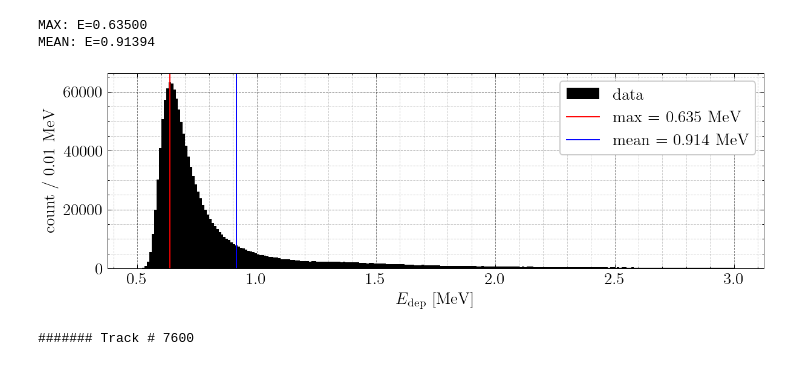
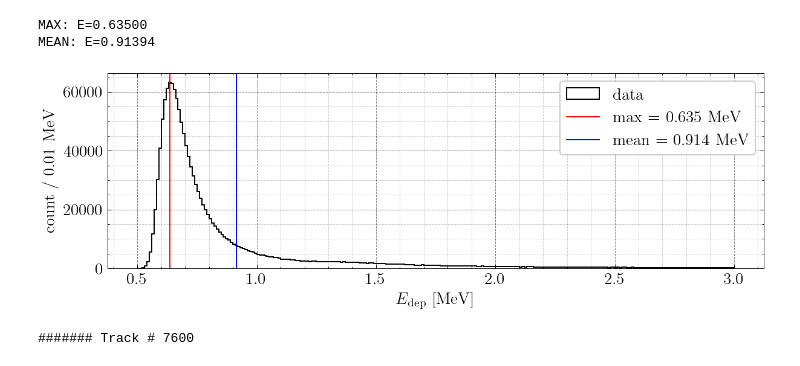
Before and after one commit to kauniska/ecal_reco, a Jupyter notebook: geant4/analysis/MIP.ipynb, the cells around one changed output. Cells and saved outputs as stored; diff of their text form; code cells hidden in the pictures.

```diff
--- a/geant4/analysis/MIP.ipynb
+++ b/geant4/analysis/MIP.ipynb
@@ -55,24 +55,25 @@ for index, row in tqdm(df.iterrows(), total = df.shape[0]):
 # %%
 edeps_MeV = np.array(edeps)
 plt.figure(figsize=(10,3))
-h, xs, _ = plt.hist(edeps_MeV, bins=250, range=[0.5, 3], label='data')
+h, xs, _ = plt.hist(edeps_MeV, bins=250, range=[0.5, 3], label='data', histtype='step')
 max_arg = np.argmax(h)
 xs = np.array(xs) + (xs[1] - xs[0])/2
 print('MAX: E={:.5f}'.format(xs[max_arg]))
 m = np.mean(edeps_MeV)
 print('MEAN: E={:.5f}'.format(m))
 plt.axvline(xs[max_arg], 0, 1, c='r',
             label='max = {:.3f} MeV'.format(xs[max_arg]))
 plt.axvline(m, 0, 1, c='b', label='mean = {:.3f} MeV'.format(m))
 plt.legend()
 plt.xlabel(r'$E_\mathrm{dep}$ [MeV]')
 plt.ylabel(r'count / $0.01$ MeV')
 plt.grid(which = 'major', alpha = 0.5)
 plt.grid(which = 'minor', alpha = 0.2)
+plt.savefig('../../../figs/MIP.pdf')
 # %% [output]
 MAX: E=0.63500
 MEAN: E=0.91394
-[figure, old version]
+[figure, new version]
 # %%
 from parameters import *
 
```
Also changed, not shown: parts of 1 cell of this notebook, 1 other file.
